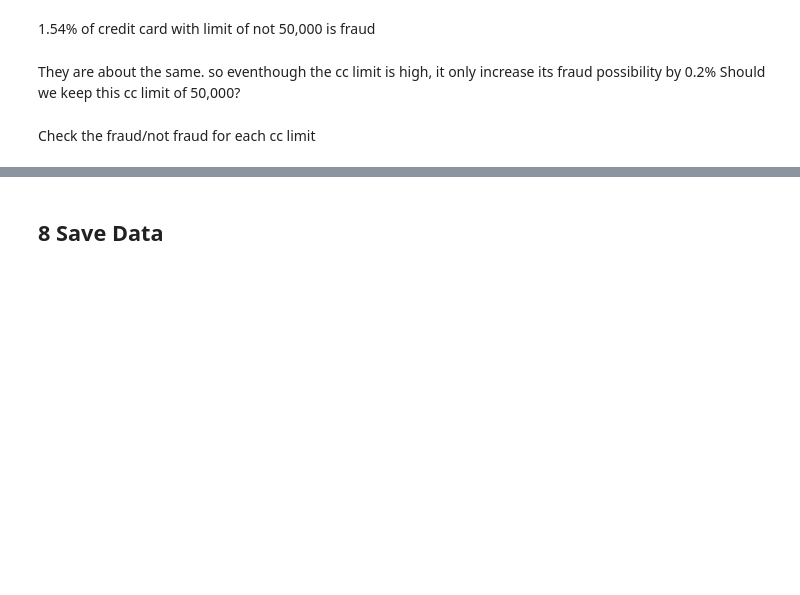
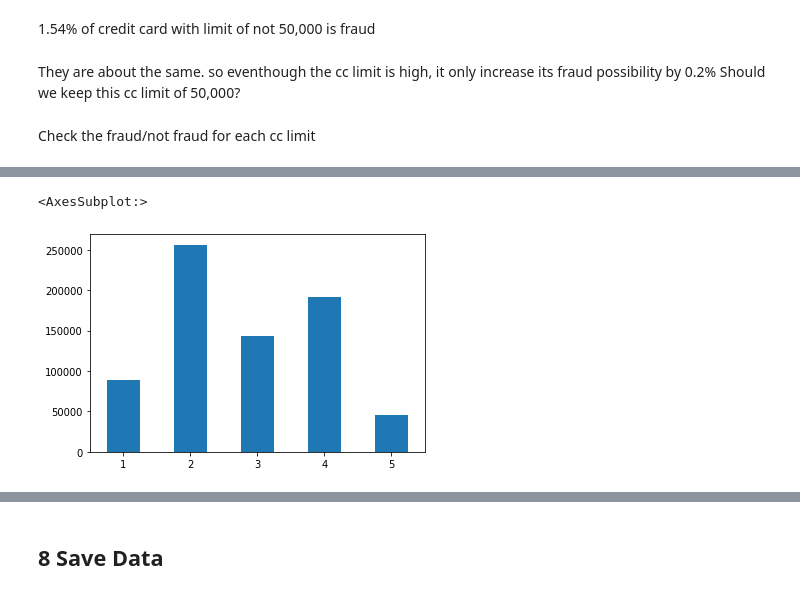
Before and after one commit to freecode23/creditCardFraud, a Jupyter notebook: Cleaning.ipynb, the cells around one changed output, grey strips where cells are left out. Saved outputs shown, nothing was run; the diff lists cells and outputs as text; code cells hidden in the pictures; blank space fills up the shorter version.

```diff
--- a/Cleaning.ipynb
+++ b/Cleaning.ipynb
@@ -529,3 +494,6 @@ There are more than half of fraud have .com in it. We could use this to make a n
+# %%
+fraud_transactions.loc[:,'containsCom'] = fraud_transactions['merchantName'].str.contains('.com').copy()
+transactions.loc[:,'containsCom'] = transactions.loc[:,'merchantName'].str.contains('.com').copy()
 # %% [markdown]
 
 
@@ -553,3 +522,4 @@ There are many rows with string card last 4 digits then 4. Lets keep this, the n
 # %%
-transactions[transactions['cardLast4Digits'].str.len() > 4].shape
+transactions['lengthOfLast4Digits'] = transactions['cardLast4Digits'].str.len()
+transactions['lengthOfLast4Digits'].value_counts()
 # %% [output]
@@ -559,3 +531,6 @@ There are no last 4 digits greater than 4
+# %%
+# remove card last 4 digits column
+transactions = transactions.drop(columns = 'cardLast4Digits')
 # %% [markdown]
 #### 7.2.4 Pos Entry Mode
 
@@ -636,0 +706,22 @@ plt.xlabel('cc limit $')
+# %%
+conditions = [
+    (transactions['creditLimit'] <= 1000.0),
+    (transactions['creditLimit'] >= 2500.0) & (transactions['creditLimit'] <= 5000.0),
+    (transactions['creditLimit'] >= 7500.0) & (transactions['creditLimit'] <= 10000.0),
+    (transactions['creditLimit'] >= 15000.0)& (transactions['creditLimit'] <= 20000.0) ,
+    (transactions['creditLimit'] == 50000.0)]
+# 1- '1000 and below'
+# 2- '2500-5000'
+# 3- '7500-10000'
+# 4- 15000-20000'
+# 5-'50000 and over'
+choices = [1, 2,3,4,5]
+transactions['creditLimitCategory'] = np.select(conditions,choices)
+# %%
+# Use pandas. plot to plot bar
+# .sort_index make sure its not sorted according to the value
+
+transactions['creditLimitCategory'].value_counts().sort_index(axis=0).plot(kind='bar', rot = 0, x = 'category')
+# %% [output]
+<AxesSubplot:>
+[figure, added]
```
Also changed, not shown: parts of 50 cells of this notebook, 1 other file.
